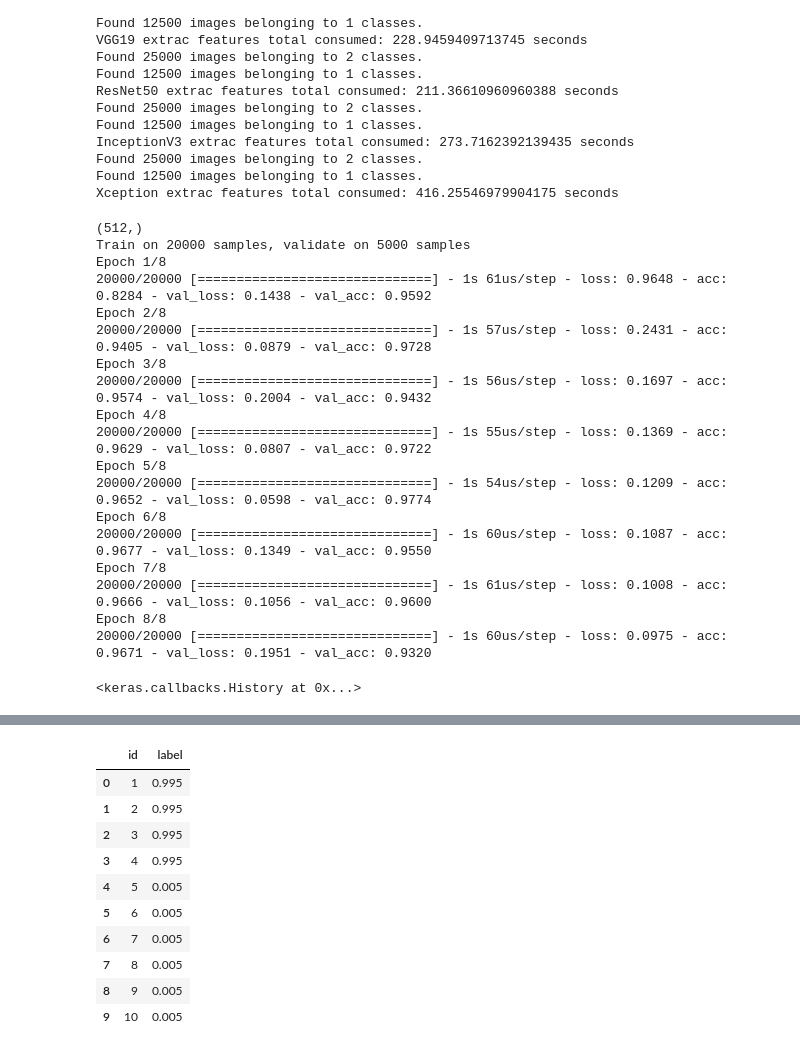
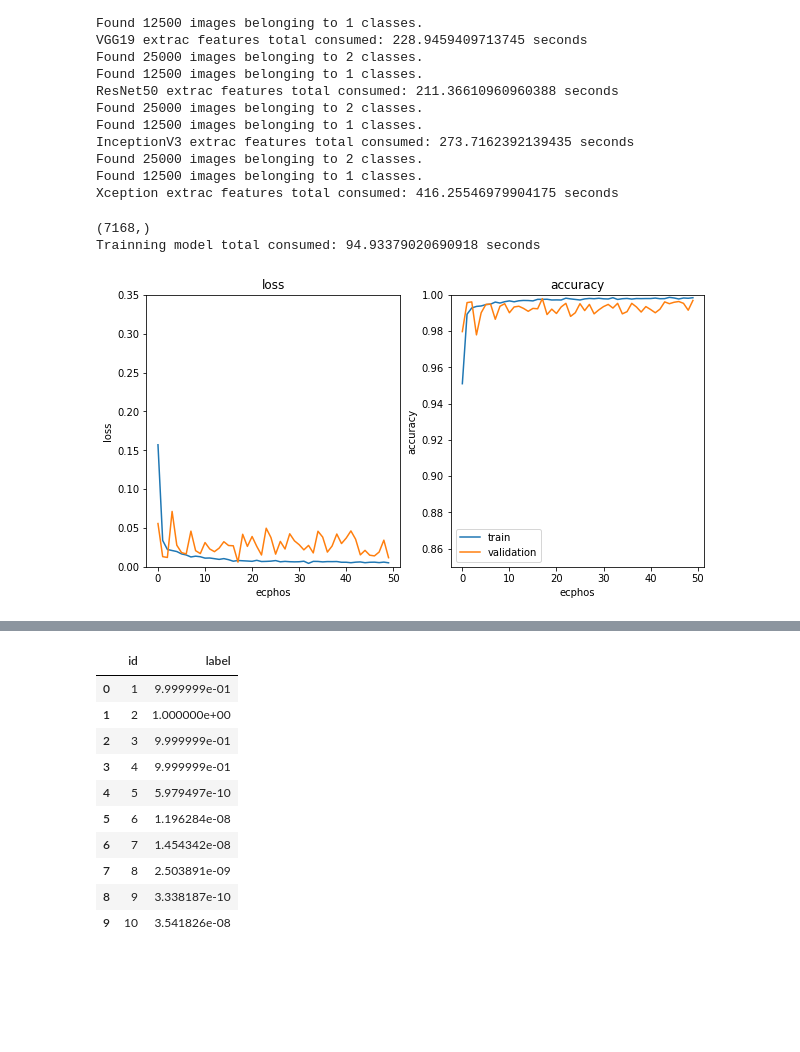
Before and after one commit to Qucy/UdacityMachineLearning, a Jupyter notebook: dog_vs_cat/dog_vs_cat_example.ipynb, the cells around one changed output, grey strips where cells are left out. Cells and saved outputs as stored; diff of their text form; code cells hidden in the pictures; blank space fills up the shorter version.

```diff
--- a/dog_vs_cat/dog_vs_cat_example.ipynb
+++ b/dog_vs_cat/dog_vs_cat_example.ipynb
@@ -71,12 +141,17 @@ import numpy as np
 from sklearn.utils import shuffle
 from keras.models import *
 from keras.layers import *
+import time
 
 X_train = []
 X_test = []
+bottle_neck_files = ["bottleneck_features/VGG16_bottleneck_features.h5",
+                    "bottleneck_features/VGG19_bottleneck_features.h5",
+                    "bottleneck_features/ResNet50_bottleneck_features.h5",
+                    "bottleneck_features/InceptionV3_bottleneck_features.h5",
+                    "bottleneck_features/Xception_bottleneck_features.h5"]
 
-#for filename in ["bottleneck_features/gap_ResNet50.h5", "bottleneck_features/gap_Xception.h5", "bottleneck_features/gap_InceptionV3.h5"]:
-for filename in ["bottleneck_features/VGG16_bottleneck_features.h5"]:
+for filename in bottle_neck_files:
     with h5py.File(filename, 'r') as h:
         X_train.append(np.array(h['train']))
         X_test.append(np.array(h['test']))
@@ -92,35 +167,27 @@ x = Dropout(0.5)(input_tensor)
 x = Dense(1, activation='sigmoid')(x)
 model = Model(input_tensor, x)
 
-model.compile(optimizer='adadelta',
-              loss='binary_crossentropy',
-              metrics=['accuracy'])
+model.compile(optimizer='adadelta', loss='binary_crossentropy', metrics=['accuracy'])
 
+start_time = time.time()
 
-model.fit(X_train, y_train, batch_size=128, epochs=8, validation_split=0.2)
+model.fit(X_train, y_train, batch_size=128, epochs=50, validation_split=0.2, verbose=0)
+
+end_time = time.time()
+
+print("Trainning model total consumed: {} seconds".format(end_time - start_time))
+
+plot_model(model)
 # %% [output]
-(512,)
-Train on 20000 samples, validate on 5000 samples
-Epoch 1/8
-20000/20000 [==============================] - 1s 61us/step - loss: 0.9648 - acc: 0.8284 - val_loss: 0.1438 - val_acc: 0.9592
-Epoch 2/8
-20000/20000 [==============================] - 1s 57us/step - loss: 0.2431 - acc: 0.9405 - val_loss: 0.0879 - val_acc: 0.9728
-Epoch 3/8
-20000/20000 [==============================] - 1s 56us/step - loss: 0.1697 - acc: 0.9574 - val_loss: 0.2004 - val_acc: 0.9432
-Epoch 4/8
-20000/20000 [==============================] - 1s 55us/step - loss: 0.1369 - acc: 0.9629 - val_loss: 0.0807 - val_acc: 0.9722
-Epoch 5/8
-20000/20000 [==============================] - 1s 54us/step - loss: 0.1209 - acc: 0.9652 - val_loss: 0.0598 - val_acc: 0.9774
-Epoch 6/8
-20000/20000 [==============================] - 1s 60us/step - loss: 0.1087 - acc: 0.9677 - val_loss: 0.1349 - val_acc: 0.9550
-Epoch 7/8
-20000/20000 [==============================] - 1s 61us/step - loss: 0.1008 - acc: 0.9666 - val_loss: 0.1056 - val_acc: 0.9600
-Epoch 8/8
-20000/20000 [==============================] - 1s 60us/step - loss: 0.0975 - acc: 0.9671 - val_loss: 0.1951 - val_acc: 0.9320
+(7168,)
+Trainning model total consumed: 94.93379020690918 seconds
-<keras.callbacks.History at 0x...>
+[figure, added]
 # %%
+train_data_path = 'data/train/'
+test_data_path = 'data/test/'
+
 y_pred = model.predict(X_test, verbose=1)
-y_pred = y_pred.clip(min=0.005, max=0.995)
+#y_pred = y_pred.clip(min=0, max=1)
 
 import pandas as pd
 from keras.preprocessing.image import *
@@ -141,12 +208,12 @@ df.head(10)
 Found 12500 images belonging to 1 classes.
 |  | id | label |
-| 0 | 1 | 0.995 |
-| 1 | 2 | 0.995 |
-| 2 | 3 | 0.995 |
-| 3 | 4 | 0.995 |
-| 4 | 5 | 0.005 |
-| 5 | 6 | 0.005 |
-| 6 | 7 | 0.005 |
-| 7 | 8 | 0.005 |
-| 8 | 9 | 0.005 |
-| 9 | 10 | 0.005 |
+| 0 | 1 | 9.999999e-01 |
+| 1 | 2 | 1.000000e+00 |
+| 2 | 3 | 9.999999e-01 |
+| 3 | 4 | 9.999999e-01 |
+| 4 | 5 | 5.979497e-10 |
+| 5 | 6 | 1.196284e-08 |
+| 6 | 7 | 1.454342e-08 |
+| 7 | 8 | 2.503891e-09 |
+| 8 | 9 | 3.338187e-10 |
+| 9 | 10 | 3.541826e-08 |
```
Also changed, not shown: parts of 8 cells of this notebook, 3 other files.
